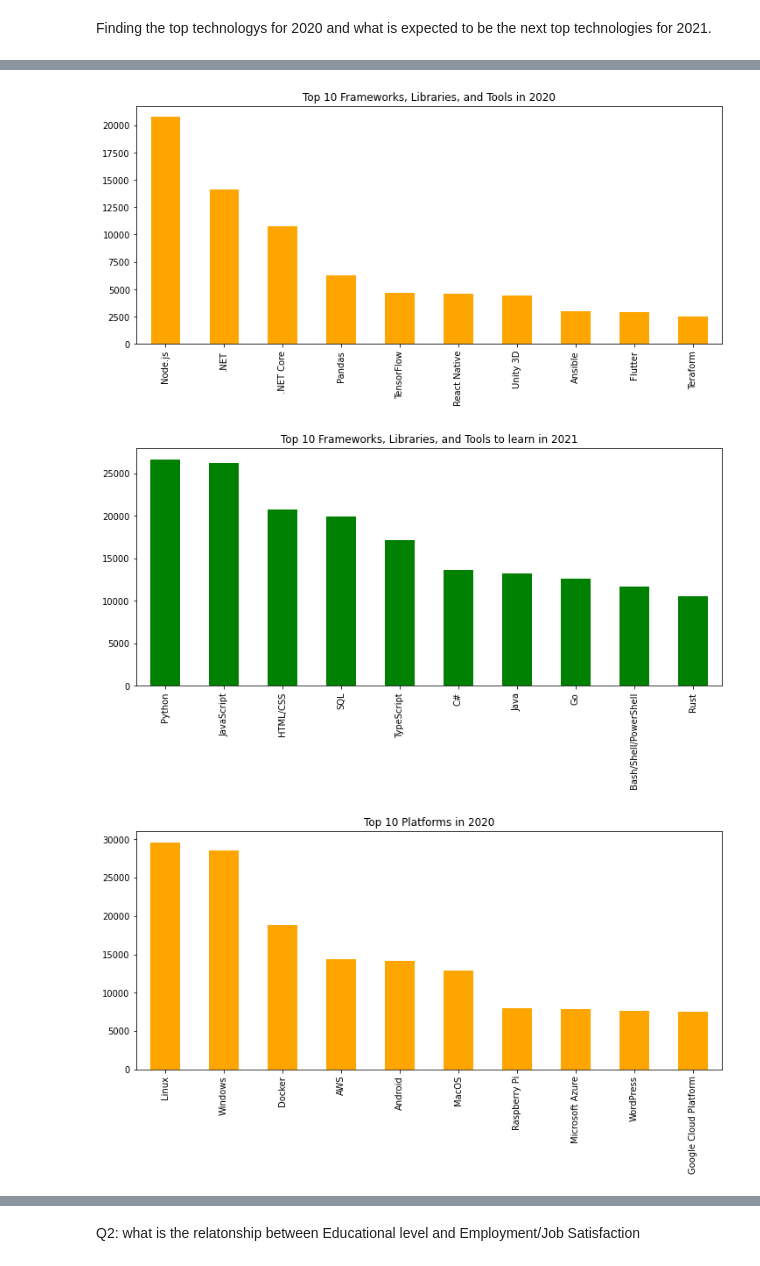
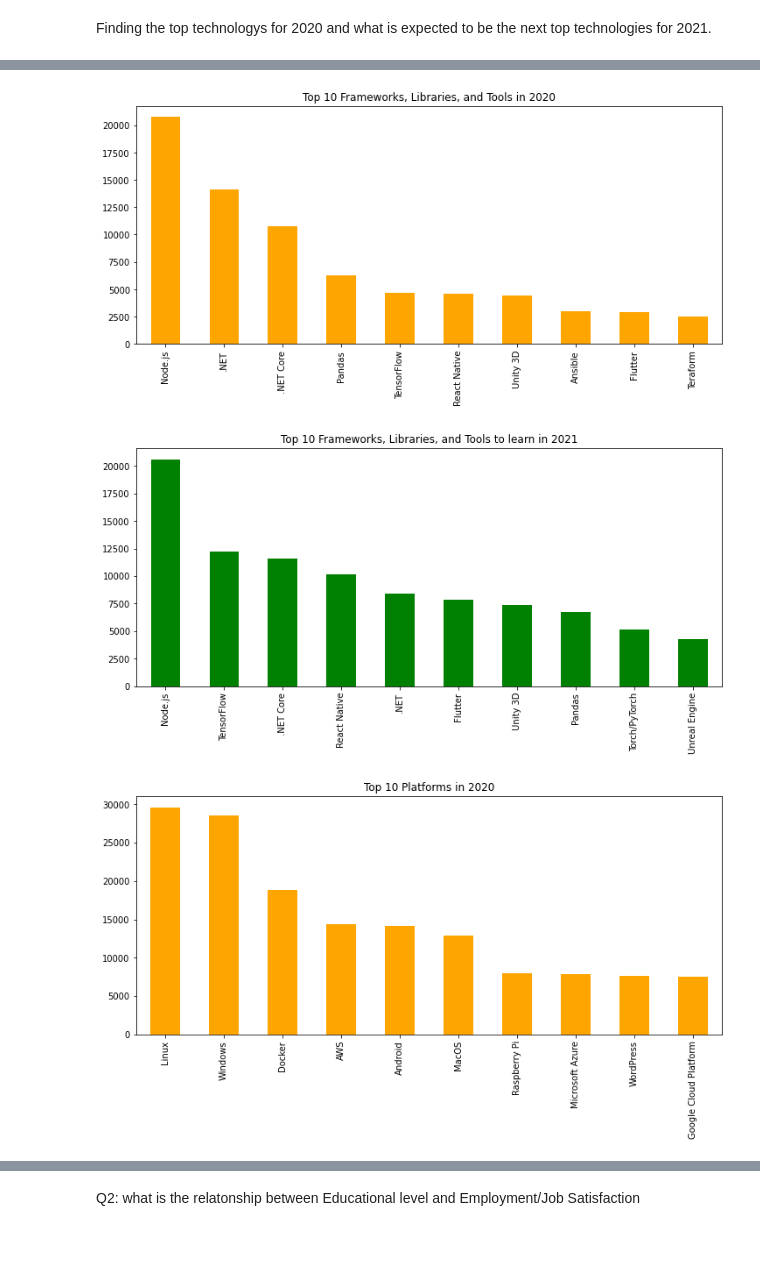
Before and after one commit to wandki/DSND-Data-Science-Blog-Post, a Jupyter notebook: StackOverflowDeveloperSurvey.ipynb, the cells around one changed output, grey strips where cells are left out. Cells and saved outputs as stored; diff of their text form; code cells hidden in the pictures.

```diff
--- a/StackOverflowDeveloperSurvey.ipynb
+++ b/StackOverflowDeveloperSurvey.ipynb
@@ -24,10 +27,10 @@ df.head()
 # %% [markdown]
 - keep only columns we are interested in and remove out of scope columns
 # %%
-# not needed: 'Hobbyist', 'CompFreq', 'CompTotal',  'CurrencyDesc', 'CurrencySymbol', 'Ethnicity', 'JobSeek', 'NEWDevOps', 'NEWDevOpsImpt',  'NEWJobHunt', 'NEWOffTopic', 'NEWOnboardGood', 'NEWOtherComms', 'NEWPurpleLink', 'NEWSOSites', 'PurchaseWhat', 'Sexuality', 'SOAccount', 'SOComm', 'SurveyEase', 'SurveyLength', 'Trans','WelcomeChange','Age1stCode','DevType','NEWOvertime','NEWPurchaseResearch','OpSys', 'OrgSize','WorkWeekHrs','YearsCode','YearsCodePro'
+# not needed: 'Hobbyist', 'CompFreq', 'CompTotal',  'CurrencyDesc', 'CurrencySymbol', 'Ethnicity', 'JobSeek', 'NEWDevOps', 'NEWDevOpsImpt',  'NEWJobHunt', 'NEWOffTopic', 'NEWOnboardGood', 'NEWOtherComms', 'NEWPurpleLink', 'NEWSOSites', 'PurchaseWhat', 'Sexuality', 'SOAccount', 'SOComm', 'SurveyEase', 'SurveyLength', 'Trans','WelcomeChange','Age1stCode','NEWOvertime','NEWPurchaseResearch','OpSys', 'OrgSize','WorkWeekHrs','YearsCode','YearsCodePro'
 
 #These attributes will remain
-df = df[[ 'Respondent', 'MainBranch', 'Age', 'Country','EdLevel','Employment','Gender', 'JobSat','NEWLearn', 'NEWStuck','ConvertedComp', 'SOPartFreq', 'SOVisitFreq', 'UndergradMajor', 'JobFactors','NEWEdImpt','NEWJobHuntResearch',
+df = df[[ 'Respondent', 'MainBranch', 'Age', 'Country','EdLevel','Employment','Gender', 'JobSat','NEWLearn', 'NEWStuck','ConvertedComp', 'SOPartFreq', 'SOVisitFreq', 'UndergradMajor', 'JobFactors','NEWEdImpt','NEWJobHuntResearch', 'DevType',
 'DatabaseWorkedWith', 'DatabaseDesireNextYear',
 'LanguageWorkedWith','LanguageDesireNextYear',
 'MiscTechWorkedWith','MiscTechDesireNextYear',
@@ -48,8 +51,8 @@ df.head()
 - Create new column for Age Range and drop the "Age" (not needed)
 # %%
 #add a new column for Age Range and remove age
-labels = ['1039', '40-69', '70+']
-bins = [10, 40, 70, 120]
+labels = ['1039', '40-69']
+bins = [10, 40, 70]
 df['AgeRange'] = pd.cut(df.Age, bins, labels = labels,include_lowest = True)
 df.drop(labels=["Age"],axis=1,inplace=True)
 
@@ -137,10 +140,10 @@ Finding the top technologys for 2020 and  what is expected to be the next top te
 
 # Reusable functions for plotting
 def plot2020(df_20, col, title):
-    df_20.groupby(col).count().nlargest(10, 'Respondent').plot(kind="bar",color='orange', figsize=(12,5), title="Top 10 " + title + " in 2020", legend=None).set_xlabel('')
+    df_20.groupby(col).count().nlargest(10, 'Respondent').plot(kind="bar",color='orange', figsize=(12,5), title="Top 10 " + title + " in 2020", legend=None, xlabel='')
 
 def plot2021(df_21, col, title):
-    df_21.groupby(col).count().nlargest(10, 'Respondent').plot(kind="bar",color='green', figsize=(12,5), title="Top 10 " + title + " to learn in 2021", legend=None).set_xlabel('')
+    df_21.groupby(col).count().nlargest(10, 'Respondent').plot(kind="bar",color='green', figsize=(12,5), title="Top 10 " + title + " to learn in 2021", legend=None,xlabel='')
 
 #Web Frameworks
 sub_df = df[['Respondent', 'WebframeWorkedWith']].dropna()
@@ -173,37 +176,37 @@ plot2021(sub_df, "LanguageDesireNextYear", "Programming Languages")
 sub_df = df[['Respondent', 'MiscTechWorkedWith']].dropna()
 sub_df = sub_df.assign(MiscTechWorkedWith = sub_df.MiscTechWorkedWith.str.split(";")).explode("MiscTechWorkedWith")
 plot2020(sub_df, "MiscTechWorkedWith", "Frameworks, Libraries, and Tools")
 
-sub_df = df[['Respondent', 'LanguageDesireNextYear']].dropna()
-sub_df = sub_df.assign(LanguageDesireNextYear = sub_df.LanguageDesireNextYear.str.split(";")).explode("LanguageDesireNextYear")
-plot2021(sub_df, "LanguageDesireNextYear", "Frameworks, Libraries, and Tools")
+sub_df = df[['Respondent', 'MiscTechDesireNextYear']].dropna()
+sub_df = sub_df.assign(MiscTechDesireNextYear = sub_df.MiscTechDesireNextYear.str.split(";")).explode("MiscTechDesireNextYear")
+plot2021(sub_df, "MiscTechDesireNextYear", "Frameworks, Libraries, and Tools")
 
 #Platforms
 sub_df = df[['Respondent', 'PlatformWorkedWith']].dropna()
 sub_df = sub_df.assign(PlatformWorkedWith = sub_df.PlatformWorkedWith.str.split(";")).explode("PlatformWorkedWith")
 plot2020(sub_df, "PlatformWorkedWith", "Platforms")
 
 sub_df = df[['Respondent', 'PlatformDesireNextYear']].dropna()
 sub_df = sub_df.assign(PlatformDesireNextYear = sub_df.PlatformDesireNextYear.str.split(";")).explode("PlatformDesireNextYear")
 plot2021(sub_df, "PlatformDesireNextYear", "Platforms")
 
 #CollabTools
 sub_df = df[['Respondent', 'NEWCollabToolsWorkedWith']].dropna()
 sub_df = sub_df.assign(NEWCollabToolsWorkedWith = sub_df.NEWCollabToolsWorkedWith.str.split(";")).explode("NEWCollabToolsWorkedWith")
 plot2020(sub_df, "NEWCollabToolsWorkedWith", "Collaboration Tools")
 
 sub_df = df[['Respondent', 'NEWCollabToolsDesireNextYear']].dropna()
 sub_df = sub_df.assign(NEWCollabToolsDesireNextYear = sub_df.NEWCollabToolsDesireNextYear.str.split(";")).explode("NEWCollabToolsDesireNextYear")
 plot2021(sub_df, "NEWCollabToolsDesireNextYear", "Collaboration Tools")
 # %% [output]
 [figure]
 [figure]
 [figure]
 [figure]
 [figure]
 [figure]
 [figure]
-[figure, old version]
+[figure, new version]
 [figure]
 [figure]
 [figure]
```
Also changed, not shown: parts of 17 cells of this notebook, 1 other file.
